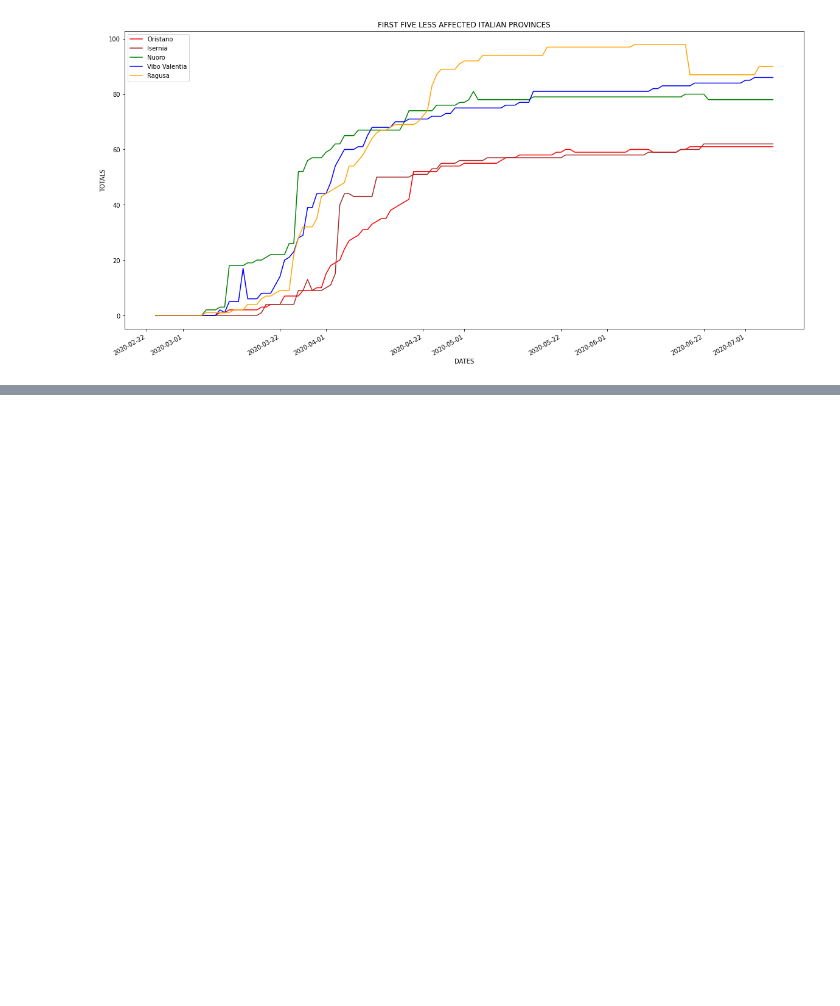
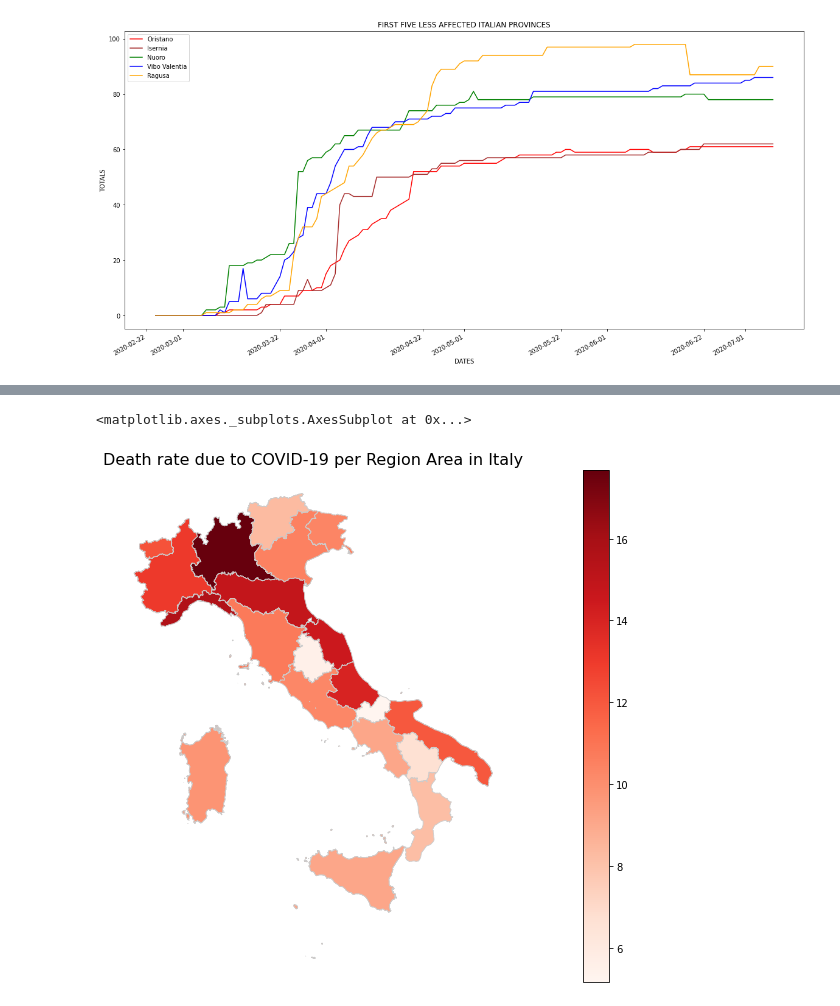
Before and after one commit to pisalore/AAGM_exam, a Jupyter notebook: pandas_exam.ipynb, the cells around one changed output, grey strips where cells are left out. Drawn from its saved outputs; the diff is of its cells as text; code cells hidden in the pictures; blank space fills up the shorter version.

```diff
--- a/pandas_exam.ipynb
+++ b/pandas_exam.ipynb
@@ -673,0 +686,26 @@ print()
+# %%
+it_reg_geo = 'limits_IT_regions.geojson'
+
+map_reg_df = gpd.read_file(it_reg_geo)
+region_map = map_reg_df.head(30)
+
+dF_regions['tasso_mortalità'] = dF_regions['deceduti'] / dF_regions['totale_casi'] * 100
+dF_death_rate_reg = dF_regions[['denominazione_regione', 'tasso_mortalità', 'codice_regione']].tail(30)
+dF_death_rate_reg.loc[dF_death_rate_reg['codice_regione'] == 22, 'codice_regione'] = 4
+merged_reg = pd.merge(region_map, dF_death_rate_reg,  left_on=  ['reg_istat_code_num'],
+                   right_on= ['codice_regione'])
+
+death_rate_col = 'tasso_mortalità'
+fig9, ax9 = plt.subplots(1, figsize=(10, 20))
+ax9.axis("off")
+ax9.set_title("Death rate due to COVID-19 per Region Area in Italy", fontdict={"fontsize": "16", "fontweight" : "3"})
+v_min, v_max = dF_death_rate_reg[['tasso_mortalità']].min()[0], dF_death_rate_reg[['tasso_mortalità']].max()[0]
+sm = plt.cm.ScalarMappable(cmap="Reds", norm=plt.Normalize(vmin=v_min, vmax=v_max))
+sm._A = []
+divider2 = make_axes_locatable(ax9)
+cax = divider2.append_axes("right", size="5%", pad=0.1)
+cbar2 = fig9.colorbar(sm, cax=cax)
+merged_reg.plot(column=death_rate_col, cmap="Reds", linewidth=0.8, ax=ax9, edgecolor="0.8")
+# %% [output]
+<matplotlib.axes._subplots.AxesSubplot at 0x...>
+[figure, added]
```
Also changed, not shown: parts of 23 cells of this notebook, 1 other file.
